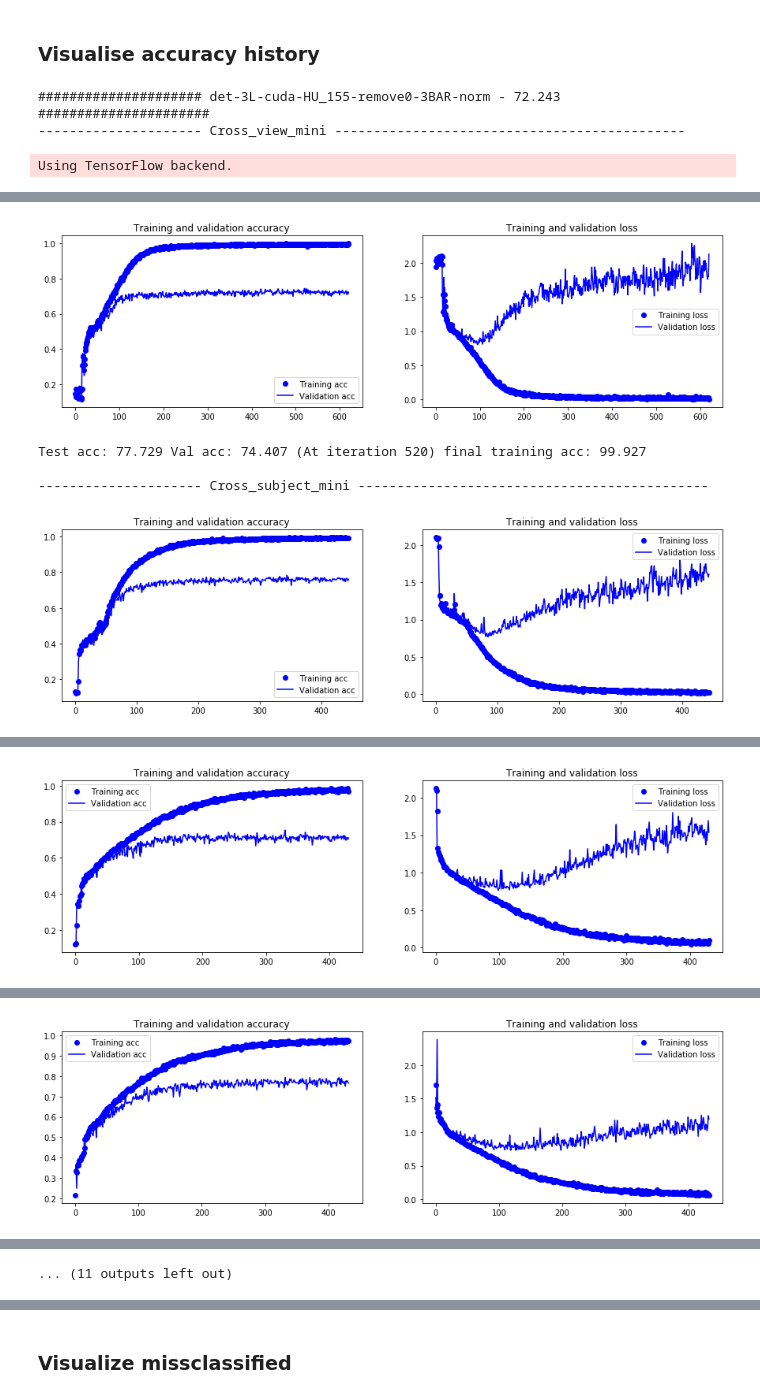
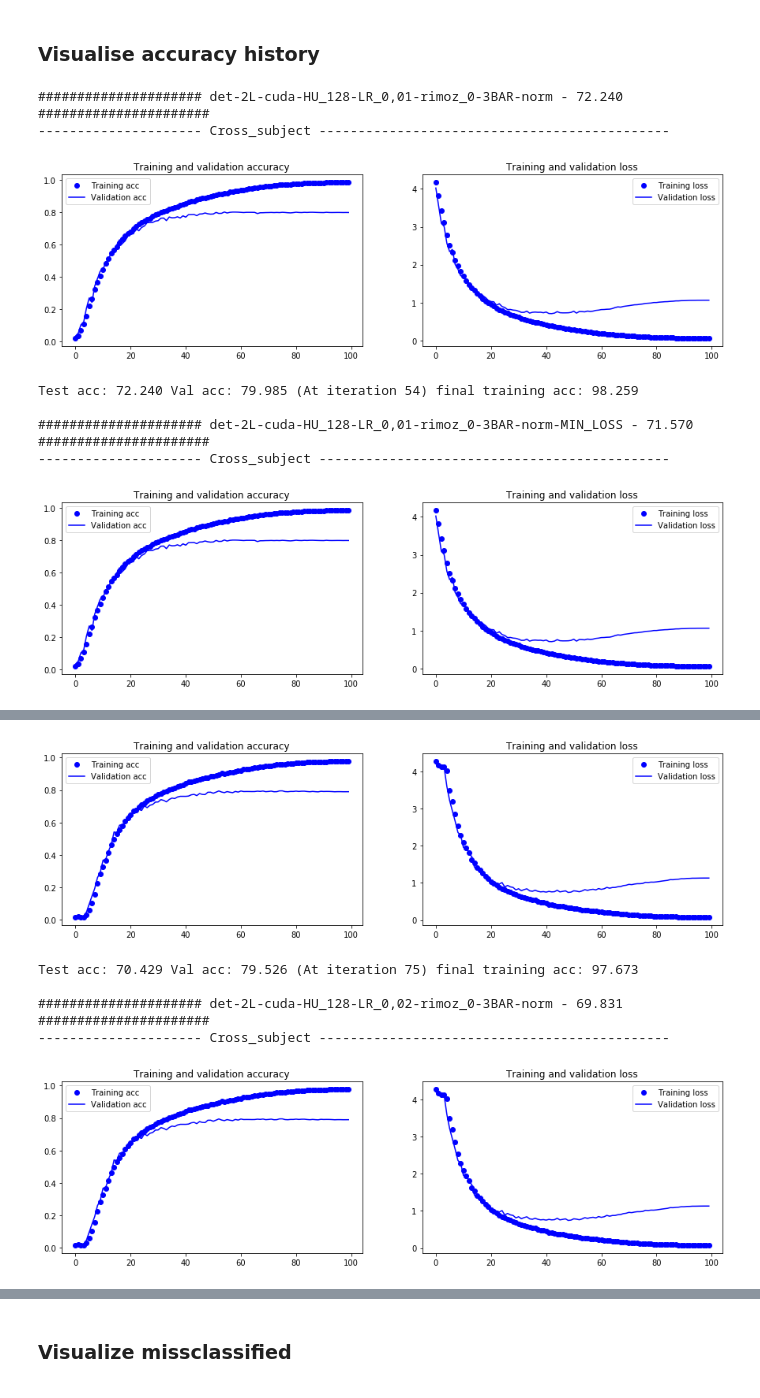
Before and after one commit to Andrea-moscatelli/tesiMagistrale, a Jupyter notebook: src/[REF]Classification.ipynb, the cells around one changed output, grey strips where cells are left out. Cells and saved outputs as stored; diff of their text form; code cells hidden in the pictures.

```diff
--- a/src/[REF]Classification.ipynb
+++ b/src/[REF]Classification.ipynb
@@ -675,10 +708,11 @@ LEARNING RATE: 0.001
 # %% [markdown]
 ## sequential trainings
 # %%
-def getSaveFileName(modelName,preprocess_functions,numberOfLSTMLayers, useCudaLSTM, hiddenUnits, regularizerValue, dropOut, recurrentDropOut):
+def getSaveFileName(modelName,preprocess_functions,learning_rate, numberOfLSTMLayers, useCudaLSTM, hiddenUnits, regularizerValue, dropOut, recurrentDropOut):
     saveFileName = modelName+"-{}L".format(numberOfLSTMLayers+1)
     saveFileName += "-CuDNNLSTM" if useCudaLSTM else ""
     saveFileName += "-HU_"+str(hiddenUnits)
+    saveFileName += "-LR_"+str(learning_rate)
     if preprocess_functions is not None:
         for function in preprocess_functions:
             saveFileName += "-{}".format(function.__name__)
@@ -1121,11 +1186,11 @@ def cleanForExcel(text):
         ("relativeTo17BaricentersOfVideo","17BAR"),
         ("relativeToPointDistances","DIST_REL"),
         ("relativeToNextFrame","NEXT"),
-        ("cumulativeDifferences","CUM_DIFF"),
-        ("removeZerosFromDataset","remove0"),
+        ("cumulativeDifferences","DIST_CUM"),
+        ("removeZerosFromDataset","rimoz_0"),
         ("normalizeVideosXYInpid","normXY"),
         ("normalizeVideos","norm"),
-        ("Abs","_ABS"),
+        ("Abs","_ASS"),
         ("CuDNNLSTM","cuda"),
         (".pickle",""),
         (".h5",""),
@@ -1278,7 +1394,7 @@ from parse import parse
 SAVED_MODEL_FOLDER = "/data/students_home/amoscatelli/Desktop/actionAnalysis/savedModels/"
 
 ################ FROM PREVIOUS GLOBAL RESULT ################
-for result in globalResults[:5]:
+for result in globalResults[:16]:
     print("##################### {} - {:.3f} ######################".format(cleanForExcel(result["model_name"]),result["avg"]*100))
 
 
@@ -1296,42 +1412,55 @@ for result in globalResults[:5]:
         print("---------------------",folder,"---------------------------------------------")
 
         historyPath = SAVED_MODEL_FOLDER+folder+"/"+result["model_name"]+".pickle"
+        historyPath = historyPath.replace("-MIN_LOSS.pickle",".pickle")
         with open(historyPath,"rb") as file_in:
             r = pickle.load(file_in)
 
         model_history = r["history"]
 
-        acc = model_history.history['accuracy']
-        val_acc = model_history.history['val_accuracy']
-        loss = model_history.history['loss']
-        val_loss = model_history.history['val_loss']
+        if isinstance(model_history, dict):
+            acc = model_history['acc']
+            val_acc = model_history['val_acc']
+            loss = model_history['loss']
+            val_loss = model_history['val_loss']
+        else:
+            acc = model_history.history['accuracy']
+            val_acc = model_history.history['val_accuracy']
+            loss = model_history.history['loss']
+            val_loss = model_history.history['val_loss']
+
 
         epochs = range(len(acc))
 
         plt.figure(figsize = (15,4))
         ax1 = plt.subplot(1, 2, 1)
         ax1.plot(epochs, acc, 'bo', label='Training acc')
         ax1.plot(epochs, val_acc, 'b', label='Validation acc')
         plt.title('Training and validation accuracy')
         ax1.legend()
 
         #     plt.figure()
         ax2 = plt.subplot(1, 2, 2)
         ax2.plot(epochs, loss, 'bo', label='Training loss')
         ax2.plot(epochs, val_loss, 'b', label='Validation loss')
         plt.title('Training and validation loss')
         ax2.legend()
 
         plt.show()
         test_acc = result[folder+"_test_acc"]*100
         max_val_acc = max(val_acc)*100
         i_val_acc = np.argmax(val_acc)
         training_acc = max(acc)*100
         print("Test acc: {:.3f} Val acc: {:.3f} (At iteration {}) final training acc: {:.3f}".format(test_acc,max_val_acc,i_val_acc,training_acc))
         if "loaded_from" in r.keys():
             print("Loaded from:", cleanForExcel(r["loaded_from"]))
         print("")
 # %% [output]
-##################### det-3L-cuda-HU_155-remove0-3BAR-norm - 72.243 ######################
---------------------- Cross_view_mini ---------------------------------------------
+##################### det-2L-cuda-HU_128-LR_0,01-rimoz_0-3BAR-norm - 72.240 ######################
+--------------------- Cross_subject ---------------------------------------------
+[figure, new version]
-Using TensorFlow backend.
+Test acc: 72.240 Val acc: 79.985 (At iteration 54) final training acc: 98.259
+
+##################### det-2L-cuda-HU_128-LR_0,01-rimoz_0-3BAR-norm-MIN_LOSS - 71.570 ######################
+--------------------- Cross_subject ---------------------------------------------
+[figure, new version]
@@ -1342,5 +1471,6 @@ WARNING:tensorflow:From /data/students_home/amoscatelli/.local/lib/python3.6/sit
-[figure, old version]
+[figure, new version]
-Test acc: 77.729 Val acc: 74.407 (At iteration 520) final training acc: 99.927
+Test acc: 70.429 Val acc: 79.526 (At iteration 75) final training acc: 97.673
 
---------------------- Cross_subject_mini ---------------------------------------------
+##################### det-2L-cuda-HU_128-LR_0,02-rimoz_0-3BAR-norm - 69.831 ######################
+--------------------- Cross_subject ---------------------------------------------
-[figure, old version]
+[figure, new version]
@@ -1351 +1480,0 @@ Test acc: 66.757 Val acc: 78.346 (At iteration 344) final training acc: 99.563
-[figure, old version]
@@ -1355 +1485,0 @@ Test acc: 79.826 Val acc: 75.395 (At iteration 330) final training acc: 98.535
-[figure, old version]
@@ -1361,3 +1488,2 @@ Test acc: 64.583 Val acc: 79.368 (At iteration 332) final training acc: 98.093
-... (11 outputs left out)
 # %%
 folder[0]
```
Also changed, not shown: parts of 18 cells of this notebook, 5 other files.
